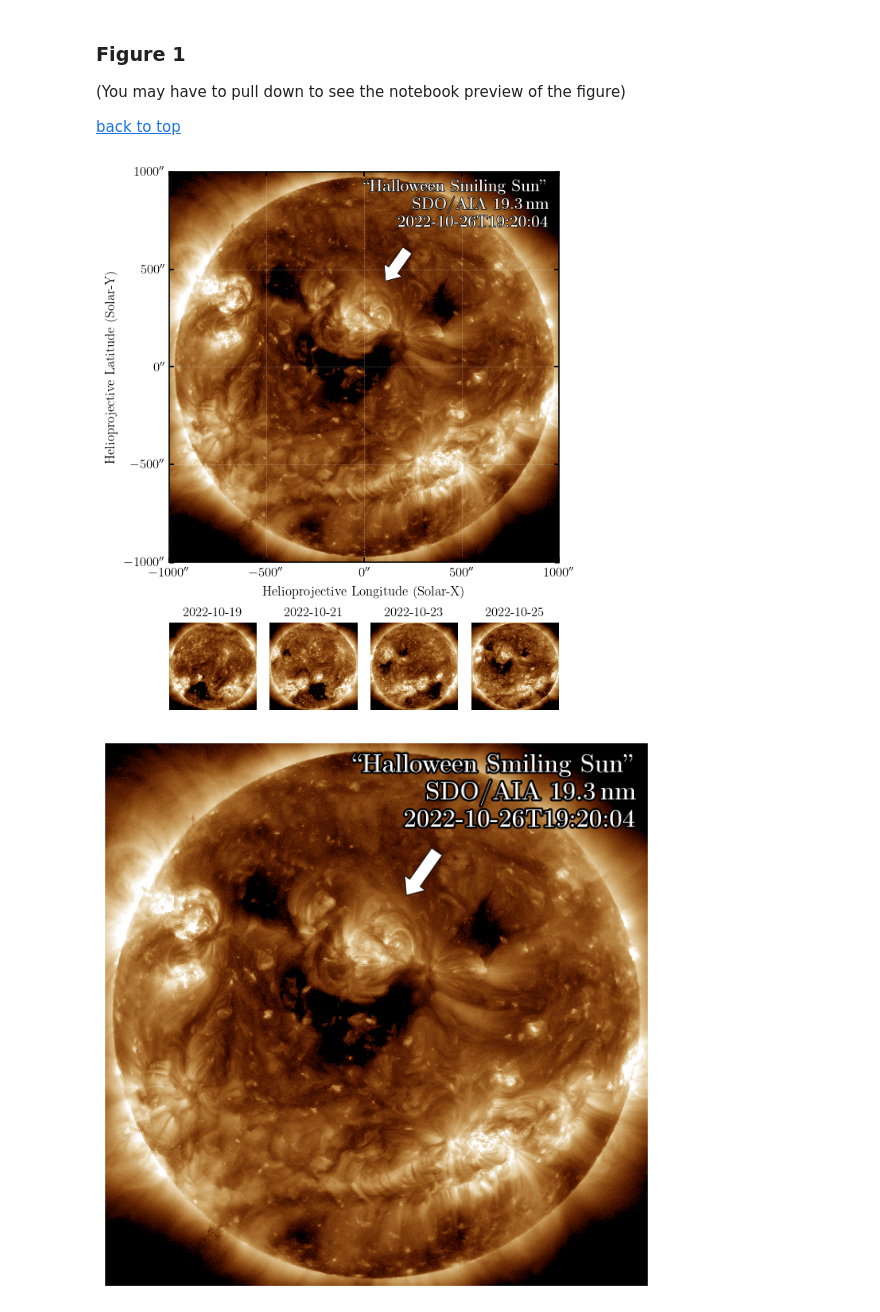
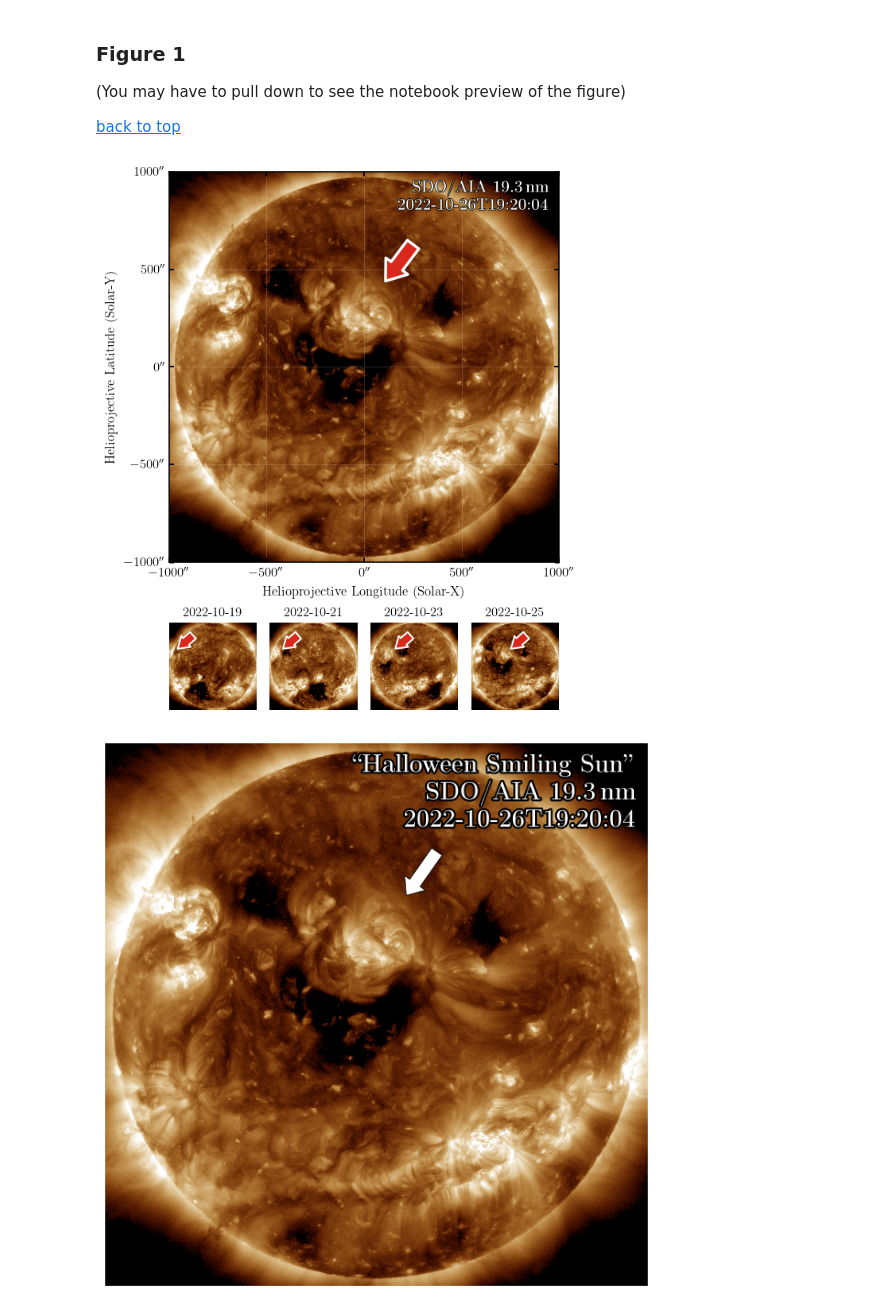
Before and after one commit to yjzhu-solar/EIS_DKIST_SolO, a Jupyter notebook: ipynb/ms_eis_eui_upflow/halloween_smile.ipynb, the cells around one changed output. Cells and saved outputs as stored; diff of their text form; code cells hidden in the pictures.

Commit message:
update appendix figures

```diff
--- a/ipynb/ms_eis_eui_upflow/halloween_smile.ipynb
+++ b/ipynb/ms_eis_eui_upflow/halloween_smile.ipynb
@@ -75,53 +75,79 @@ aia_1021_map.plot(axes=ax_1021, title=None,
                                                         vmax=np.nanpercentile(aia_1021_map.data, 99.5),
                                                         stretch=AsinhStretch(0.05)))
 
 aia_1023_map.plot(axes=ax_1023, title=None,
                     norm=ImageNormalize(vmin=np.nanpercentile(aia_1023_map.data, 8),
                                                         vmax=np.nanpercentile(aia_1023_map.data, 99.5),
                                                         stretch=AsinhStretch(0.05)))
 
 aia_1025_map.plot(axes=ax_1025, title=None,
                     norm=ImageNormalize(vmin=np.nanpercentile(aia_1025_map.data, 8),
                                                         vmax=np.nanpercentile(aia_1025_map.data, 99.5),
                                                         stretch=AsinhStretch(0.05)))
 
-ax_1026.text(1.,0.98,r'\textbf{' + \
-                        r"``Halloween Smiling Sun''" + \
-                        r'}' + \
-                        '\n' + \
-                        r'\textbf{' + \
-                        r'SDO/AIA 19.3\,nm\quad ' + \
-                        r'}' + \
-                        '\n' + \
-                        r'\textbf{' + \
-                        r'{}'.format(aia_1026_map.date.isot[:-4]) + \
-                        r'}',
-                        fontsize=15, color='white', transform=ax_1026.transAxes,
-                        ha='right', va='top',
-                        path_effects=[path_effects.Stroke(linewidth=1.2, foreground='black'),
-                                                path_effects.Normal()])
+ax_1026.text(1.,0.98,
+            r'\textbf{' + \
+            r'SDO/AIA 19.3\,nm\quad ' + \
+            r'}' + \
+            '\n' + \
+            r'\textbf{' + \
+            r'{}'.format(aia_1026_map.date.isot[:-4]) + \
+            r'}',
+            fontsize=15, color='white', transform=ax_1026.transAxes,
+            ha='right', va='top',
+            path_effects=[path_effects.Stroke(linewidth=1.2, foreground='black'),
+                                    path_effects.Normal()])
 
-ax_1026.annotate(' ', (1850,2400),(2050,2700),
-                 arrowprops=dict(width=10, headwidth=20,
-                                 facecolor='white',
-                                 linewidth=.6),
+ax_1026.annotate(' ', (1850,2400),(2100,2750),
+                 arrowprops=dict(width=13, headwidth=25,
+                                 headlength=17,
+                                 facecolor='#DA291C',
+                                 linewidth=2.5, edgecolor='#FFFFFF'),
                 )
 
 ax_1019.set_title('2022-10-19', fontsize=12)
 ax_1021.set_title('2022-10-21', fontsize=12)
 ax_1023.set_title('2022-10-23', fontsize=12)
 ax_1025.set_title('2022-10-25', fontsize=12)
+
+ax_1019.annotate(' ', (0.1,0.7), (0.3, 0.9),
+                 arrowprops=dict(width=8, headwidth=13,
+                                 headlength=10,
+                                 facecolor='#DA291C',
+                                 linewidth=1.5, edgecolor='#FFFFFF'),
+                xycoords=ax_1019.transAxes)
+
+ax_1021.annotate(' ', (0.15,0.7), (0.35, 0.9),
+                 arrowprops=dict(width=8, headwidth=13,
+                                 headlength=10,
+                                 facecolor='#DA291C',
+                                 linewidth=1.5, edgecolor='#FFFFFF'),
+                xycoords=ax_1021.transAxes)
+
+ax_1023.annotate(' ', (0.28,0.7), (0.48, 0.9),
+                 arrowprops=dict(width=8, headwidth=13,
+                                 headlength=10,
+                                 facecolor='#DA291C',
+                                 linewidth=1.5, edgecolor='#FFFFFF'),
+                xycoords=ax_1023.transAxes)
+
+ax_1025.annotate(' ', (0.45,0.7), (0.65, 0.9),
+                 arrowprops=dict(width=8, headwidth=13,
+                                 headlength=10,
+                                 facecolor='#DA291C',
+                                 linewidth=1.5, edgecolor='#FFFFFF'),
+                xycoords=ax_1025.transAxes)
 
 for ax_ in (ax_1019, ax_1021, ax_1023, ax_1025):
     ax_.axis('off')
 
 ax_1026.set_xlabel(ax_1026.get_xlabel(), fontsize=12)
 ax_1026.set_ylabel(ax_1026.get_ylabel(), fontsize=12)
 ax_1026.tick_params(axis='both', labelsize=12)
 
 plt.savefig("../../figs/ms_eis_eui_upflow/halloween_smile.pdf",dpi=300,bbox_inches='tight',pad_inches=0.1)
 # %% [output]
-[figure, old version]
+[figure, new version]
 # %%
 fig = plt.figure(figsize=(6,6),layout='constrained')
 ax = fig.add_subplot(projection=aia_1026_map)
```
Also changed, not shown: 11 other files.
